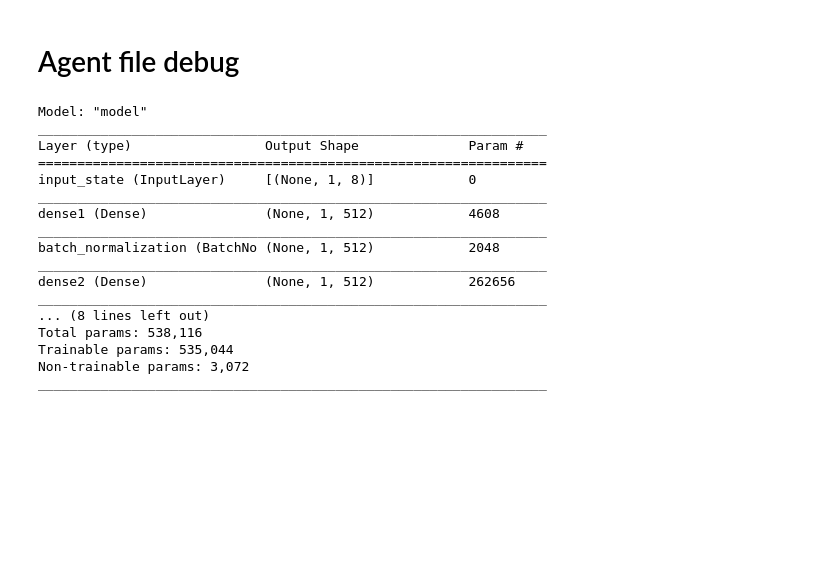
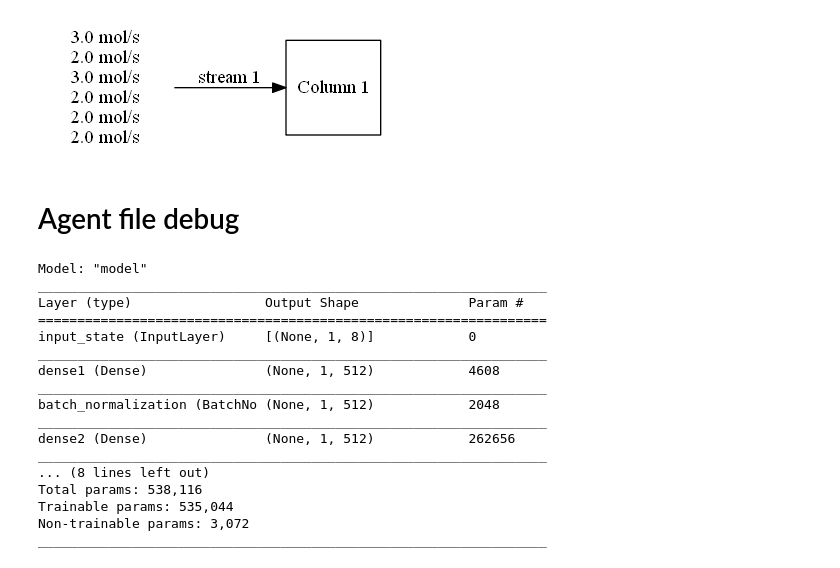
Before and after one commit to lollcat/DistillationTrain-Gym, a Jupyter notebook: Tester.ipynb, the cells around one changed output. Saved outputs shown, nothing was run; the diff lists cells and outputs as text; code cells hidden in the pictures; blank space fills up the shorter version.

```diff
--- a/Tester.ipynb
+++ b/Tester.ipynb
@@ -0,0 +102,5 @@
+# %%
+G = pydot.Dot(graph_type="digraph", rankdir="LR")
+outlet_nodes = []
+nodes = []
+edges = []
@@ -1,3 +117,16 @@
+# %%
+feed_node = pydot.Node(feed_string, shape="square", color="white")
+G.add_node(feed_node)
+# %%
+new_node = pydot.Node("Column 1", shape="square")
+G.add_node(new_node)
+new_edge = pydot.Edge(feed_node, new_node, label="stream 1", headport="w")
+G.add_edge(new_edge)
+# %%
+plt = Image(G.create_png())
+display(plt)
+# %% [output]
+[figure, added]
 # %% [markdown]
 # Agent file debug
 # %%
```
Also changed, not shown: parts of 9 cells of this notebook, 14 other files.
